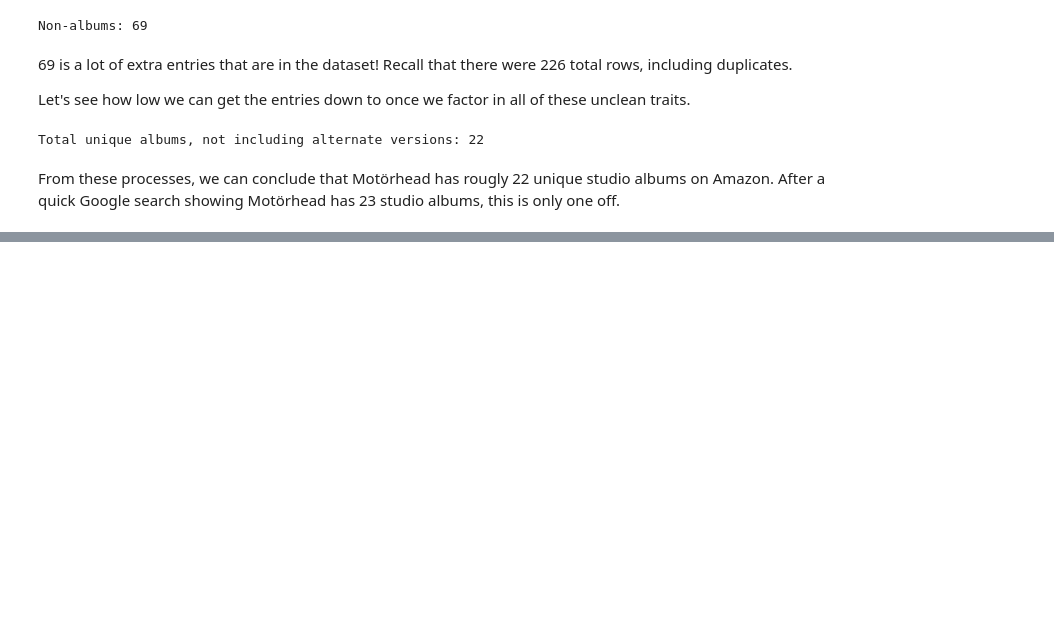
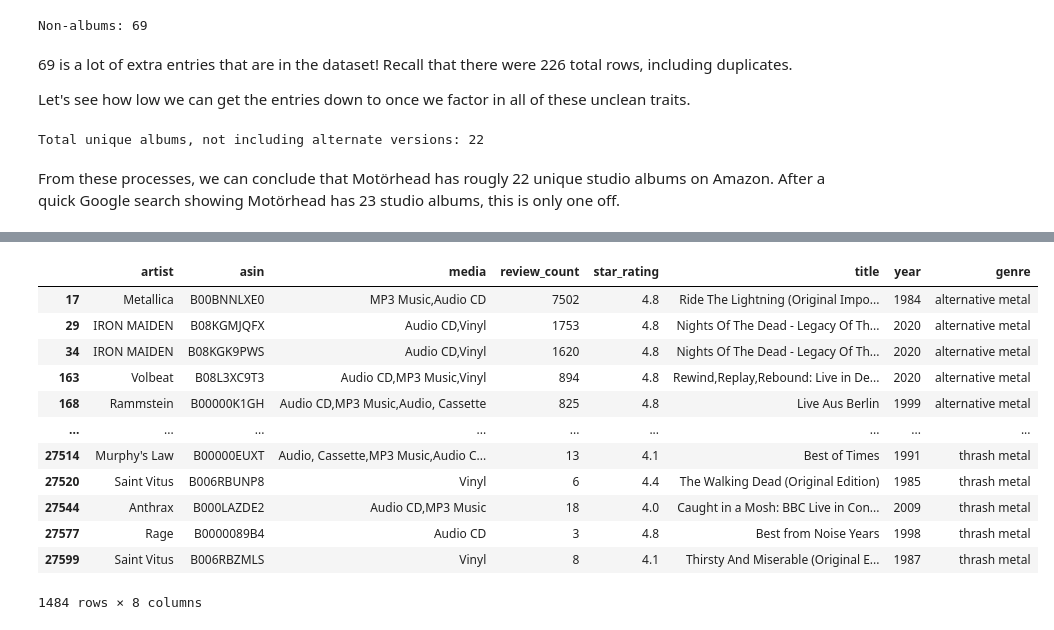
Before and after one commit to tbmorlan/metal-music-analysis, a Jupyter notebook: working_files/python/band_and_genre_analysis.ipynb, the cells around one changed output, grey strips where cells are left out. Drawn from its saved outputs; the diff is of its cells as text; code cells hidden in the pictures; blank space fills up the shorter version.

```diff
--- a/working_files/python/band_and_genre_analysis.ipynb
+++ b/working_files/python/band_and_genre_analysis.ipynb
@@ -180,0 +202,16 @@ From these processes, we can conclude that Motörhead has rougly 22 unique studi
+# %%
+metal_no_dupes_only_albums
+# %% [output]
+|  | artist | asin | media | review_count | star_rating | title | year | genre |
+| 17 | Metallica | B00BNNLXE0 | MP3 Music,Audio CD | 7502 | 4.8 | Ride The Lightning (Original Impo... | 1984 | alternative metal |
+| 29 | IRON MAIDEN | B08KGMJQFX | Audio CD,Vinyl | 1753 | 4.8 | Nights Of The Dead - Legacy Of Th... | 2020 | alternative metal |
+| 34 | IRON MAIDEN | B08KGK9PWS | Audio CD,Vinyl | 1620 | 4.8 | Nights Of The Dead - Legacy Of Th... | 2020 | alternative metal |
+| 163 | Volbeat | B08L3XC9T3 | Audio CD,MP3 Music,Vinyl | 894 | 4.8 | Rewind,Replay,Rebound: Live in De... | 2020 | alternative metal |
+| 168 | Rammstein | B00000K1GH | Audio CD,MP3 Music,Audio, Cassette | 825 | 4.8 | Live Aus Berlin | 1999 | alternative metal |
+| ... | ... | ... | ... | ... | ... | ... | ... | ... |
+| 27514 | Murphy's Law | B00000EUXT | Audio, Cassette,MP3 Music,Audio C... | 13 | 4.1 | Best of Times | 1991 | thrash metal |
+| 27520 | Saint Vitus | B006RBUNP8 | Vinyl | 6 | 4.4 | The Walking Dead (Original Edition) | 1985 | thrash metal |
+| 27544 | Anthrax | B000LAZDE2 | Audio CD,MP3 Music | 18 | 4.0 | Caught in a Mosh: BBC Live in Con... | 2009 | thrash metal |
+| 27577 | Rage | B0000089B4 | Audio CD | 3 | 4.8 | Best from Noise Years | 1998 | thrash metal |
+| 27599 | Saint Vitus | B006RBZMLS | Vinyl | 8 | 4.1 | Thirsty And Miserable (Original E... | 1987 | thrash metal |
+1484 rows × 8 columns
```
Also changed, not shown: parts of 3 cells of this notebook, 1 other file.
